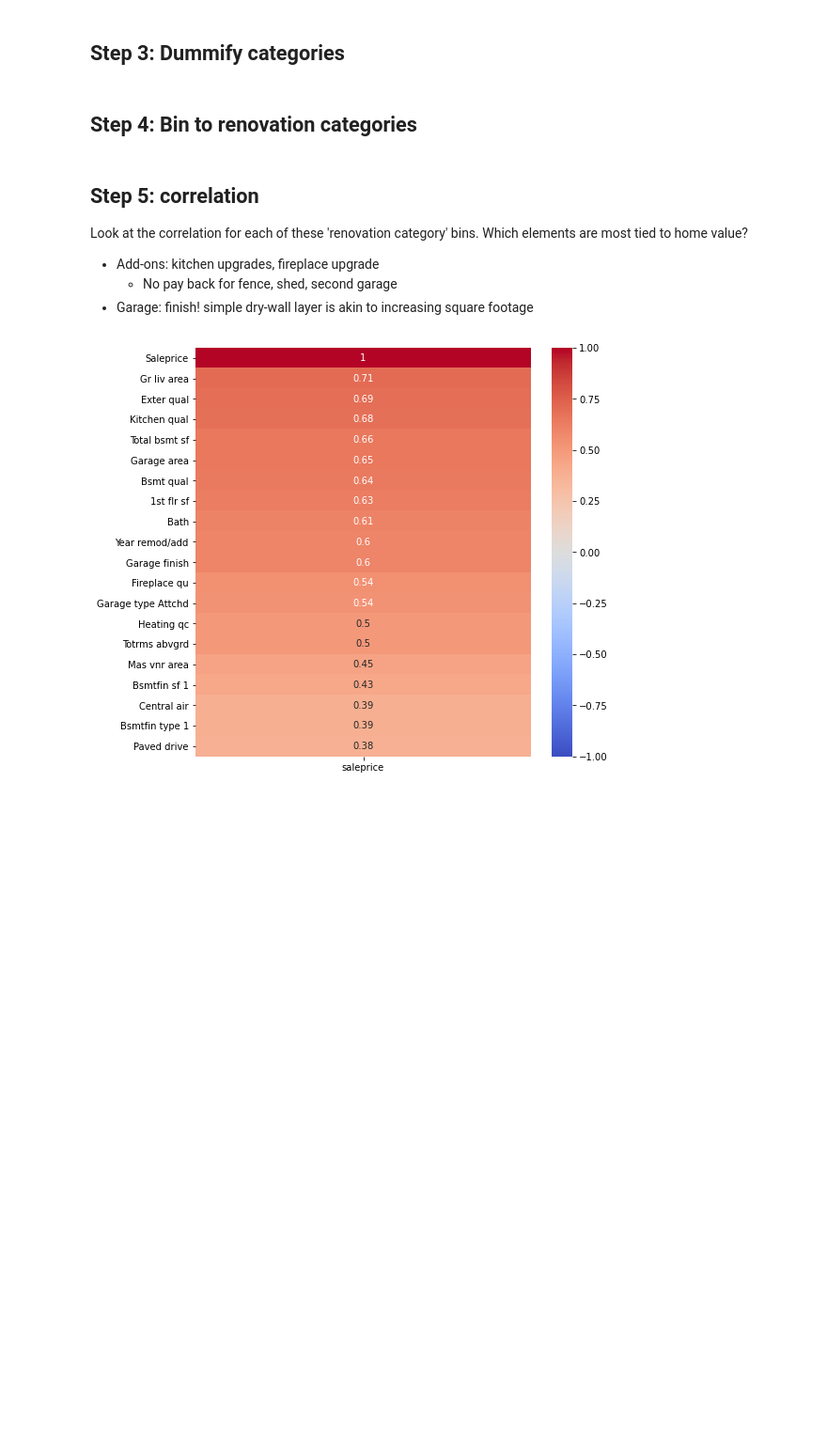
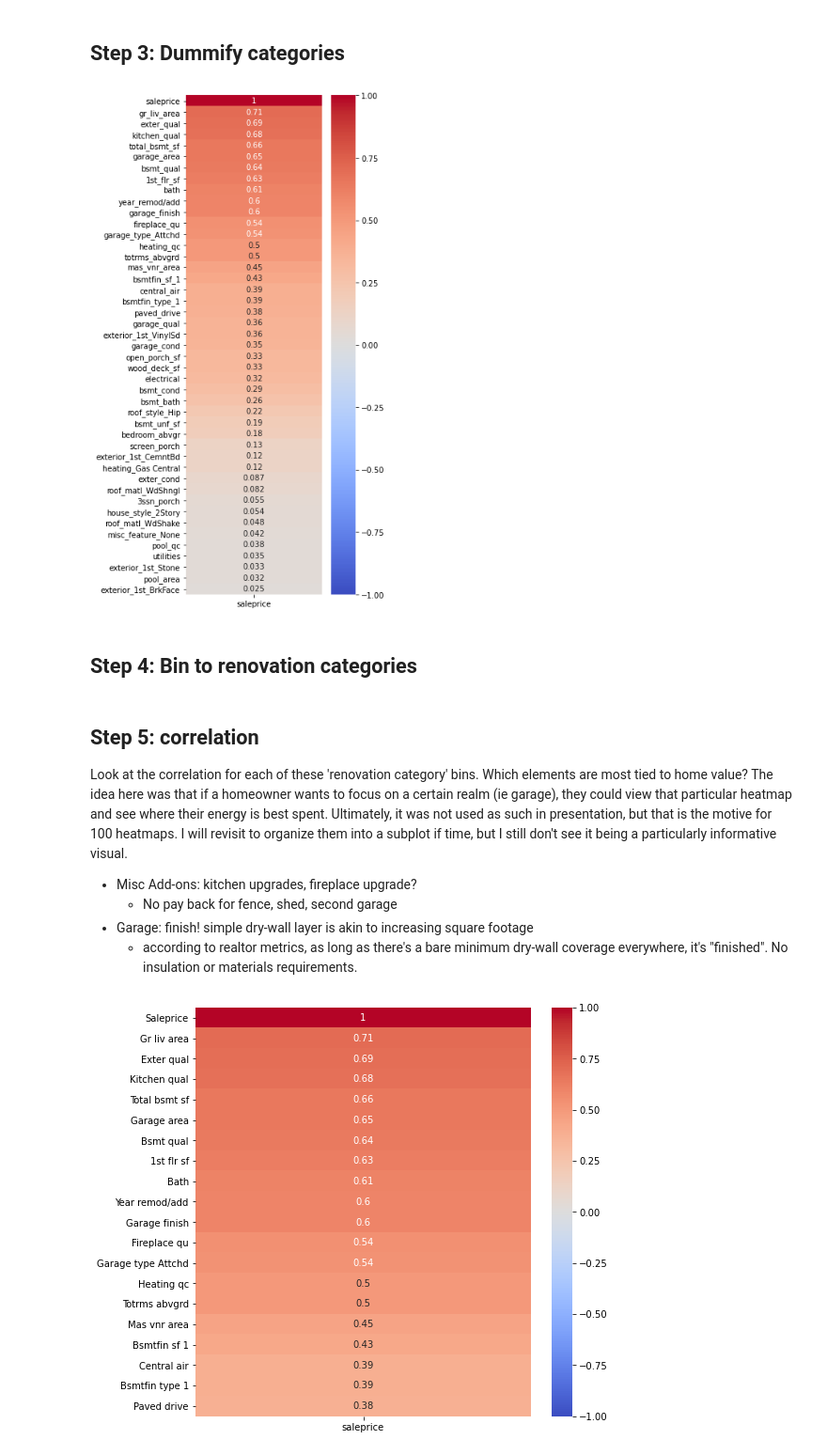
Before and after one commit to welcometohelen/firstkaggle_ames_housing, a Jupyter notebook: TechReport_2_inference.ipynb, the cells around one changed output. Shown: that part at 94% size. Cells and saved outputs as stored; diff of their text form; code cells hidden in the pictures; blank space fills up the shorter version.

```diff
--- a/Presentation Notebook v2.ipynb
+++ b/TechReport_2_inference.ipynb
@@ -188,9 +176,11 @@ training_nodums.drop(columns = ['bsmt_full_bath','bsmt_half_bath','full_bath','h
 # %%
 training_dums = pd.get_dummies(training_nodums, drop_first=False)
 # %%
-# plt.figure(figsize=(4,12))
-# sp_corr= training_dums.corr()[['saleprice']].sort_values('saleprice', ascending=False).head(45)
-# sns.heatmap(sp_corr, cmap = 'coolwarm', annot=True, vmin=-1, vmax=1);
+plt.figure(figsize=(4,12))
+sp_corr= training_dums.corr()[['saleprice']].sort_values('saleprice', ascending=False).head(45)
+sns.heatmap(sp_corr, cmap = 'coolwarm', annot=True, vmin=-1, vmax=1);
+# %% [output]
+[figure, added]
 # %% [markdown]
 ## Step 4: Bin to renovation categories
 # %%
@@ -215,10 +205,13 @@ misc.extend(['pool_area','pool_qc', 'kitchen_qual','fence', 'fireplace_qu'])
 struc = bin('house')
 # %% [markdown]
 ## Step 5: correlation
-Look at the correlation for each of these 'renovation category' bins.  Which elements are most tied to home value?
-* Add-ons: kitchen upgrades, fireplace upgrade
+Look at the correlation for each of these 'renovation category' bins.  Which elements are most tied to home value?  The idea here was that if a homeowner wants to focus on a certain realm (ie garage), they could view that particular heatmap and see where their energy is best spent.  Ultimately, it was not used as such in presentation, but that is the motive for 100 heatmaps.  I will revisit to organize them into a subplot if time, but I still don't see it being a particularly informative visual.
+
+
+* Misc Add-ons: kitchen upgrades, fireplace upgrade?
     * No pay back for fence, shed, second garage
 * Garage: finish! simple dry-wall layer is akin to increasing square footage
+    * according to realtor metrics, as long as there's a bare minimum dry-wall coverage everywhere, it's "finished".  No insulation or materials requirements.
 # %%
 plt.figure(figsize=(8,8))
 sp_corr= training_dums.corr()[['saleprice']].sort_values('saleprice', ascending=False).head(20)
```
Also changed, not shown: parts of 40 cells of this notebook, 13 other files.
